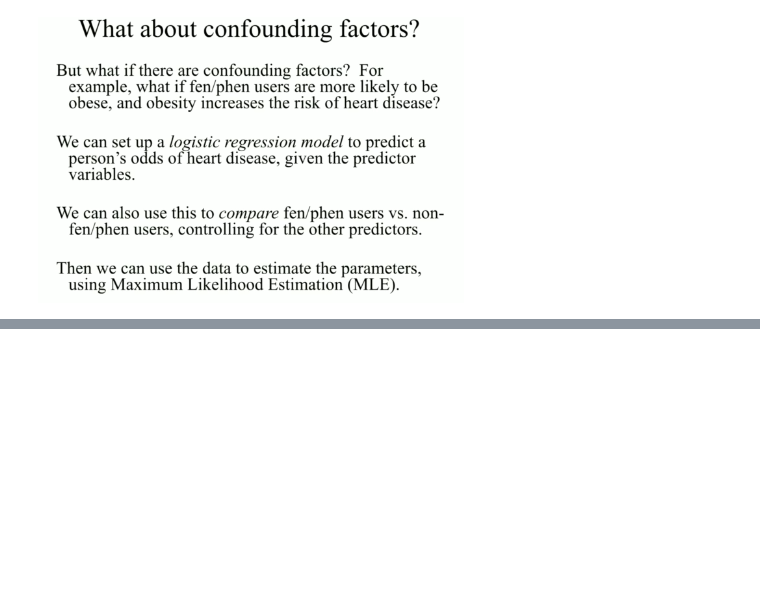
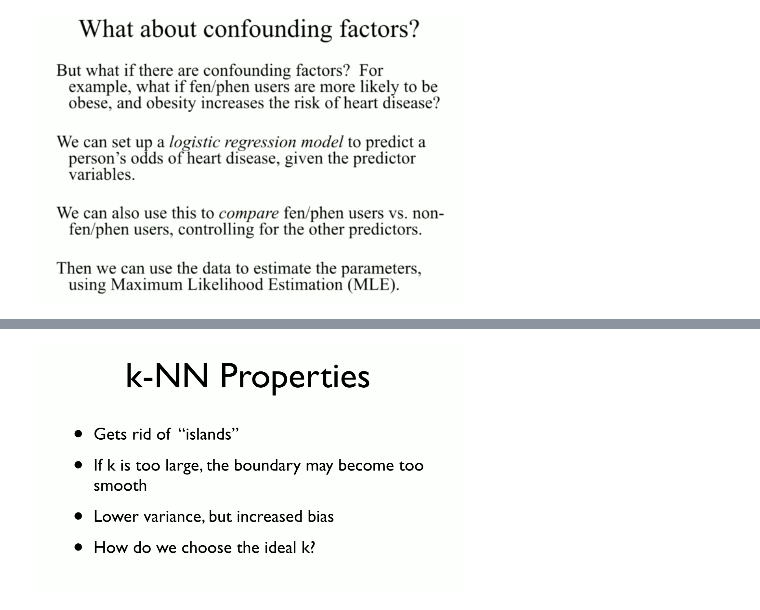
Before and after one commit to MPhillips55/Machine-Learning-Notes, a Jupyter notebook: Machine Learning Notes - Regression.ipynb, the cells around one changed output, grey strips where cells are left out. Cells and saved outputs as stored; diff of their text form; code cells hidden in the pictures; blank space fills up the shorter version.

```diff
--- a/Machine Learning Notes - Regression.ipynb
+++ b/Machine Learning Notes - Regression.ipynb
@@ -20,0 +27,4 @@ Image("capture2.png")
+# %%
+Image("capture4.png")
+# %% [output]
+[figure, added]
```
Also changed, not shown: parts of 4 cells of this notebook.
